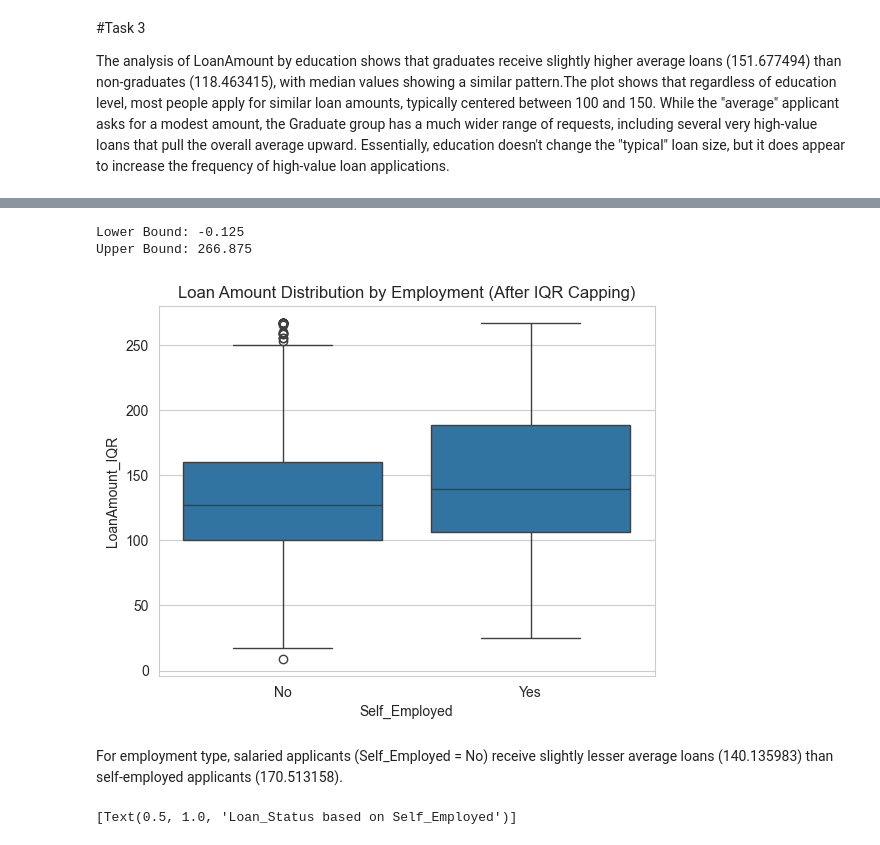
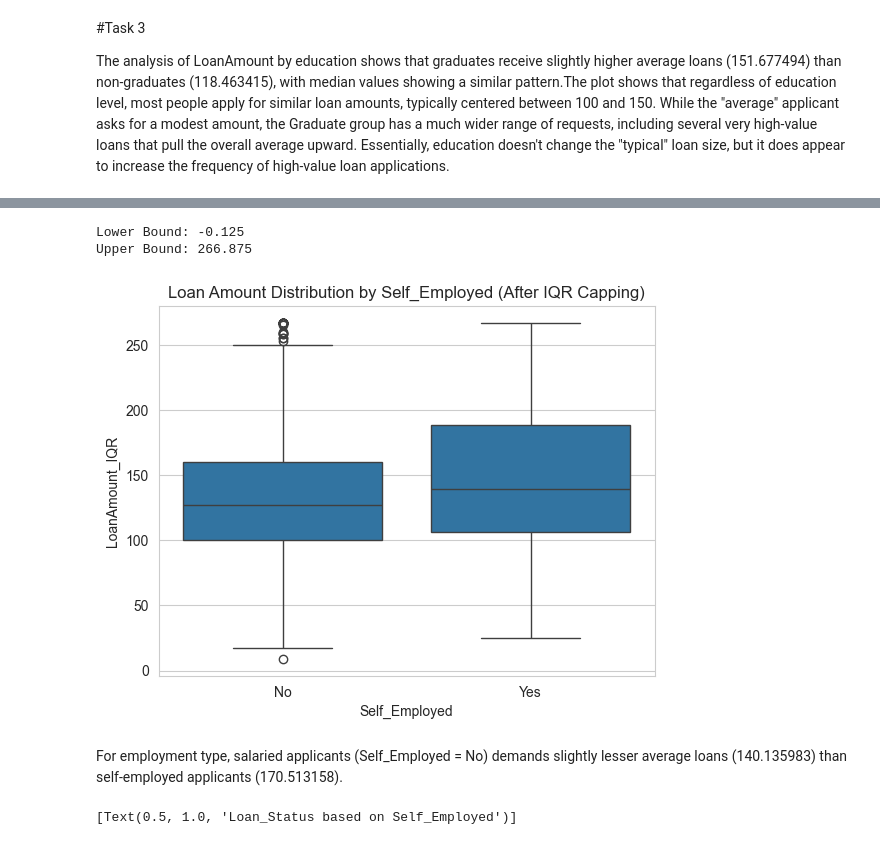
Before and after one commit to ShresthaRajwol/FDS_Project_, a Jupyter notebook: Assigned_EDA.ipynb, the cells around one changed output, grey strips where cells are left out. Cells and saved outputs as stored; diff of their text form; code cells hidden in the pictures.

```diff
--- a/Assigned_EDA.ipynb
+++ b/Assigned_EDA.ipynb
@@ -960,33 +940,33 @@ Yes             76.0  170.513158  109.556864  25.0  106.0  139.5  188.5  650.0
 # %%
 # -------------------------------
 # IQR Outlier Reduction for LoanAmount
 # -------------------------------
 
 # Calculate IQR
 Q1 = loan['LoanAmount'].quantile(0.25)
 Q3 = loan['LoanAmount'].quantile(0.75)
 IQR = Q3 - Q1
 
 lower_bound = Q1 - 1.5 * IQR
 upper_bound = Q3 + 1.5 * IQR
 
 print("Lower Bound:", lower_bound)
 print("Upper Bound:", upper_bound)
 
 # Apply IQR Capping
 loan['LoanAmount_IQR'] = loan['LoanAmount'].clip(lower_bound, upper_bound)
 
 
 
 sns.boxplot(x='Self_Employed', y='LoanAmount_IQR', data=loan)
-plt.title("Loan Amount Distribution by Employment (After IQR Capping)")
+plt.title("Loan Amount Distribution by Self_Employed (After IQR Capping)")
 plt.show()
 # %% [output]
 Lower Bound: -0.125
 Upper Bound: 266.875
-[figure, old version]
+[figure, new version]
 # %% [markdown]
-For employment type, salaried applicants (Self_Employed = No) receive slightly lesser average loans (140.135983) than self-employed applicants (170.513158).
+For employment type, salaried applicants (Self_Employed = No) demands slightly lesser average loans (140.135983) than self-employed applicants (170.513158).
 # %%
 #approval based on Self Employed and Education
 plt.figure(figsize=(10,4))
```
Also changed, not shown: parts of 10 cells of this notebook.
